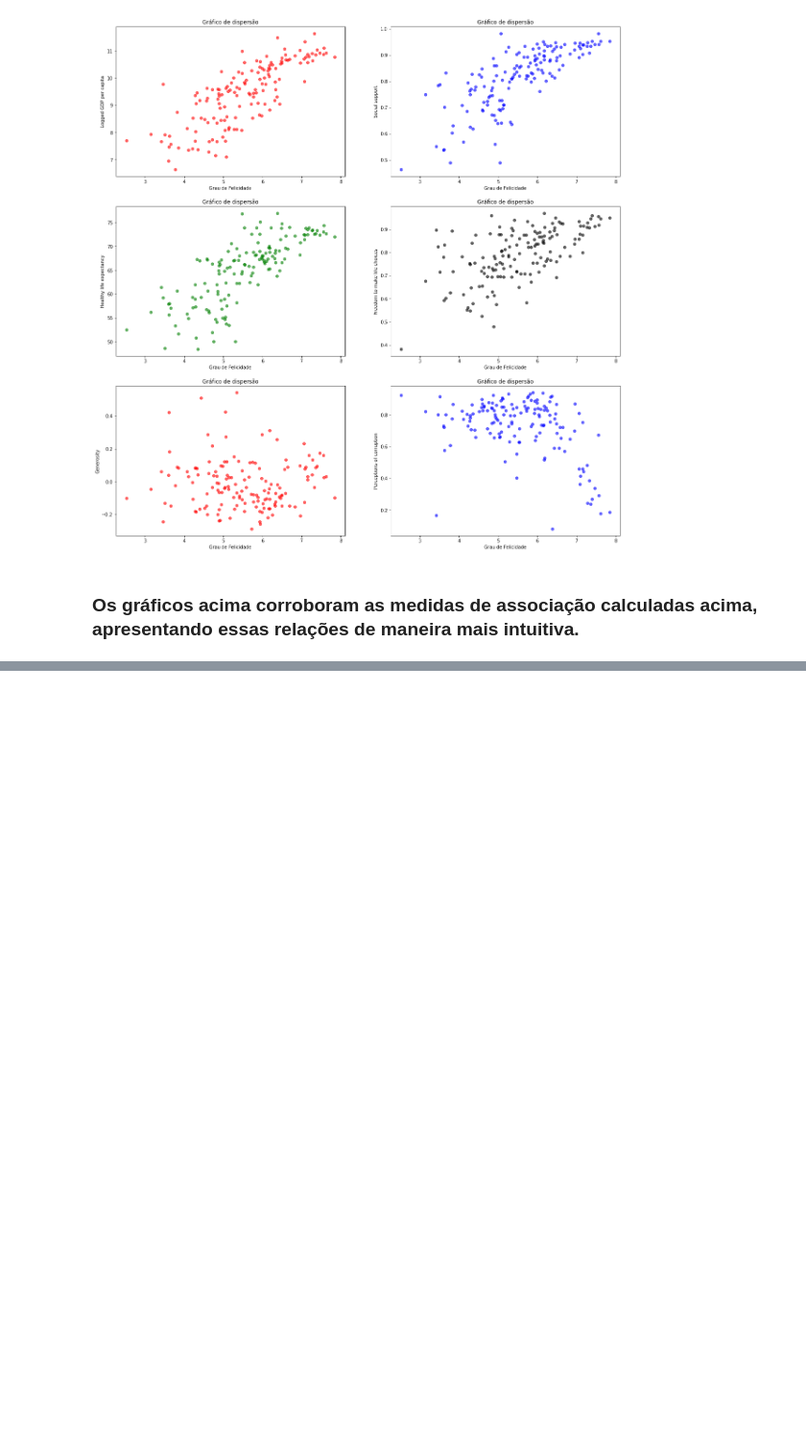
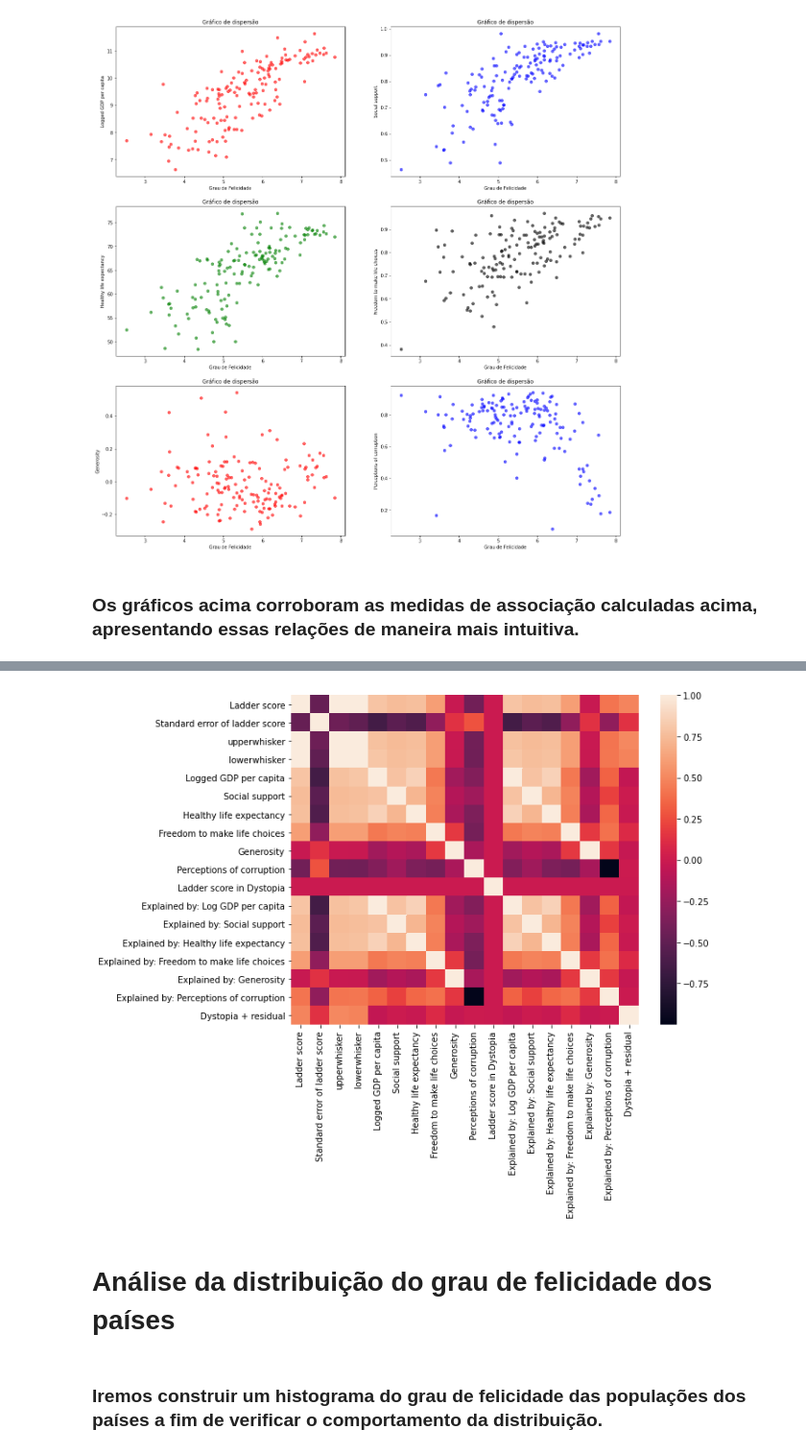
Before and after one commit to niveaabreu/Projeto-2-Ciencia-dos-Dados, a Jupyter notebook: Projeto 2 - Ciência dos Dados.ipynb, the cells around one changed output, grey strips where cells are left out. Shown at 96% size. Saved outputs shown, nothing was run; the diff lists cells and outputs as text; code cells hidden in the pictures; blank space fills up the shorter version.

Commit message:
matriz de correlação, distribuição do target

```diff
--- a/Projeto 2 - Ciência dos Dados.ipynb
+++ b/Projeto 2 - Ciência dos Dados.ipynb
@@ -154,0 +157,9 @@ plt.show()
+# %%
+plt.figure(figsize=(9, 7))
+sns.heatmap(felicidade_2021.corr());
+# %% [output]
+[figure, added]
+# %% [markdown]
+# Análise da distribuição do grau de felicidade dos países
+# %% [markdown]
+### Iremos construir um histograma do grau de felicidade das populações dos países a fim de verificar o comportamento da distribuição.
```
Also changed, not shown: parts of 7 cells of this notebook.
